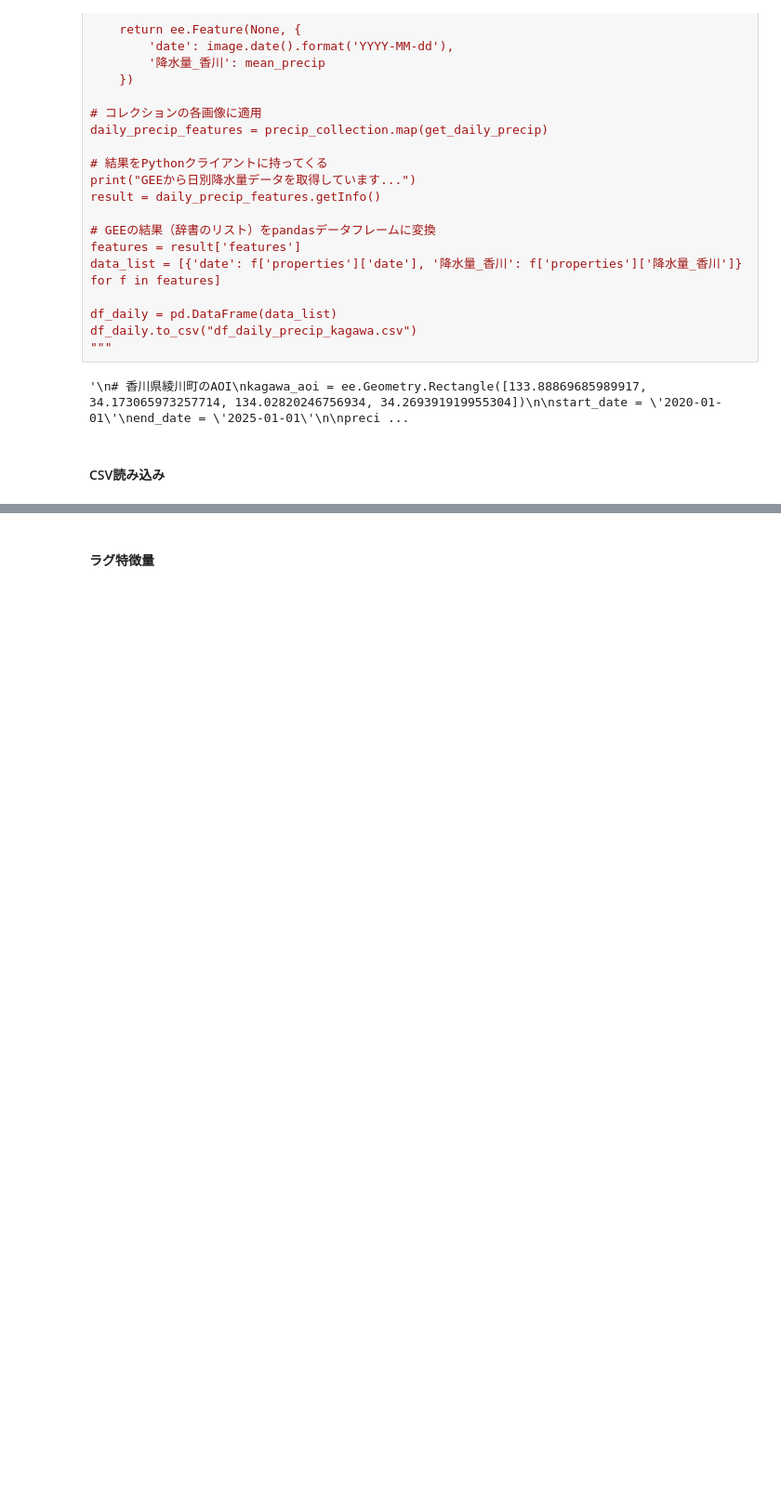
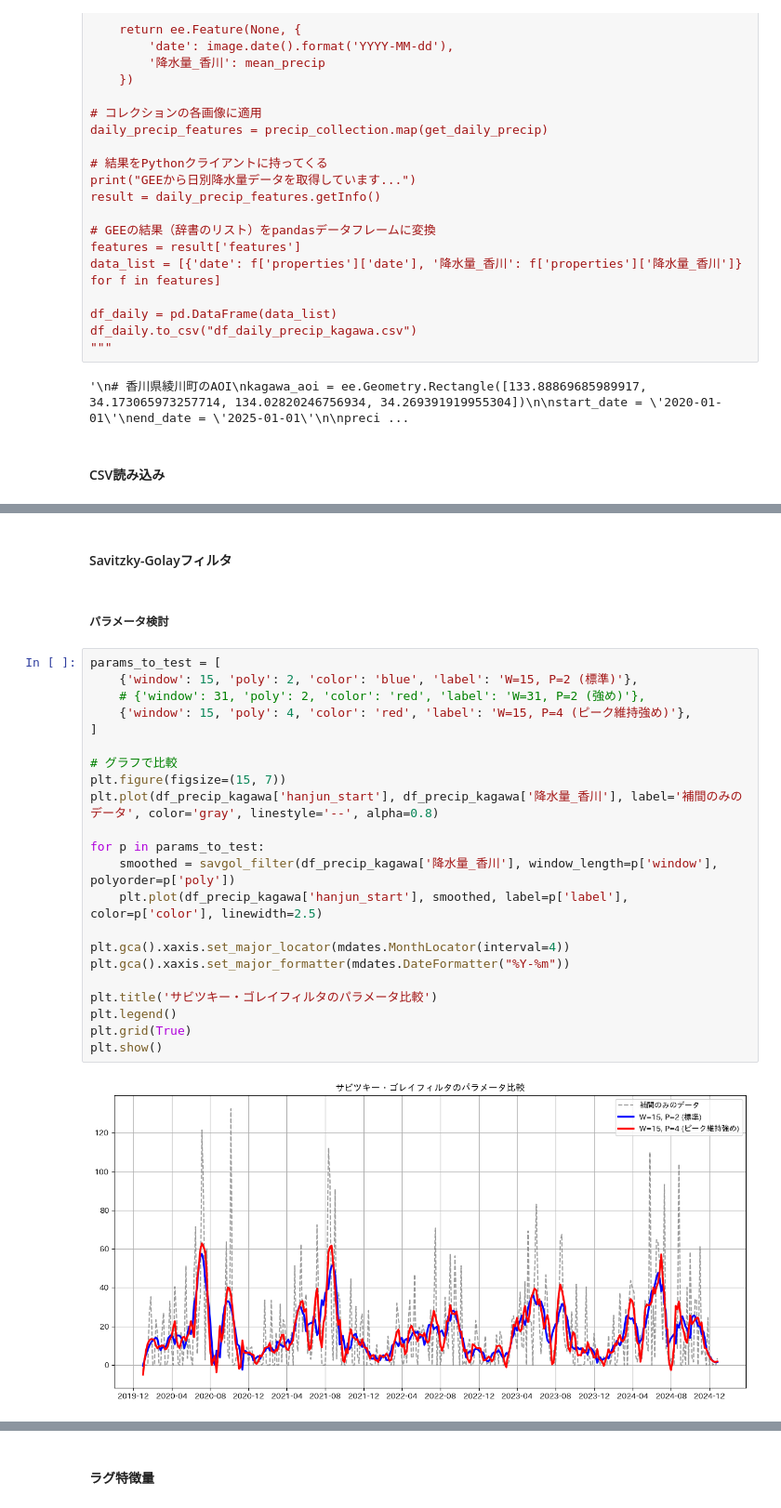
Before and after one commit to ShotaSasaki-HU/ASTRO-CAMP-2025, a Jupyter notebook: sarimax.ipynb, the cells around one changed output, grey strips where cells are left out. Shown at 93% size. Saved outputs shown, nothing was run; the diff lists cells and outputs as text; blank space fills up the shorter version.

```diff
--- a/sarimax.ipynb
+++ b/sarimax.ipynb
@@ -899,0 +903,28 @@ plt.show()
+# %% [markdown]
+#### Savitzky-Golayフィルタ
+# %% [markdown]
+##### パラメータ検討
+# %%
+params_to_test = [
+    {'window': 15, 'poly': 2, 'color': 'blue', 'label': 'W=15, P=2 (標準)'},
+    # {'window': 31, 'poly': 2, 'color': 'red', 'label': 'W=31, P=2 (強め)'},
+    {'window': 15, 'poly': 4, 'color': 'red', 'label': 'W=15, P=4 (ピーク維持強め)'},
+]
+
+# グラフで比較
+plt.figure(figsize=(15, 7))
+plt.plot(df_precip_kagawa['hanjun_start'], df_precip_kagawa['降水量_香川'], label='補間のみのデータ', color='gray', linestyle='--', alpha=0.8)
+
+for p in params_to_test:
+    smoothed = savgol_filter(df_precip_kagawa['降水量_香川'], window_length=p['window'], polyorder=p['poly'])
+    plt.plot(df_precip_kagawa['hanjun_start'], smoothed, label=p['label'], color=p['color'], linewidth=2.5)
+
+plt.gca().xaxis.set_major_locator(mdates.MonthLocator(interval=4))
+plt.gca().xaxis.set_major_formatter(mdates.DateFormatter("%Y-%m"))
+
+plt.title('サビツキー・ゴレイフィルタのパラメータ比較')
+plt.legend()
+plt.grid(True)
+plt.show()
+# %% [output]
+[figure, added]
```
Also changed, not shown: parts of 17 cells of this notebook.
